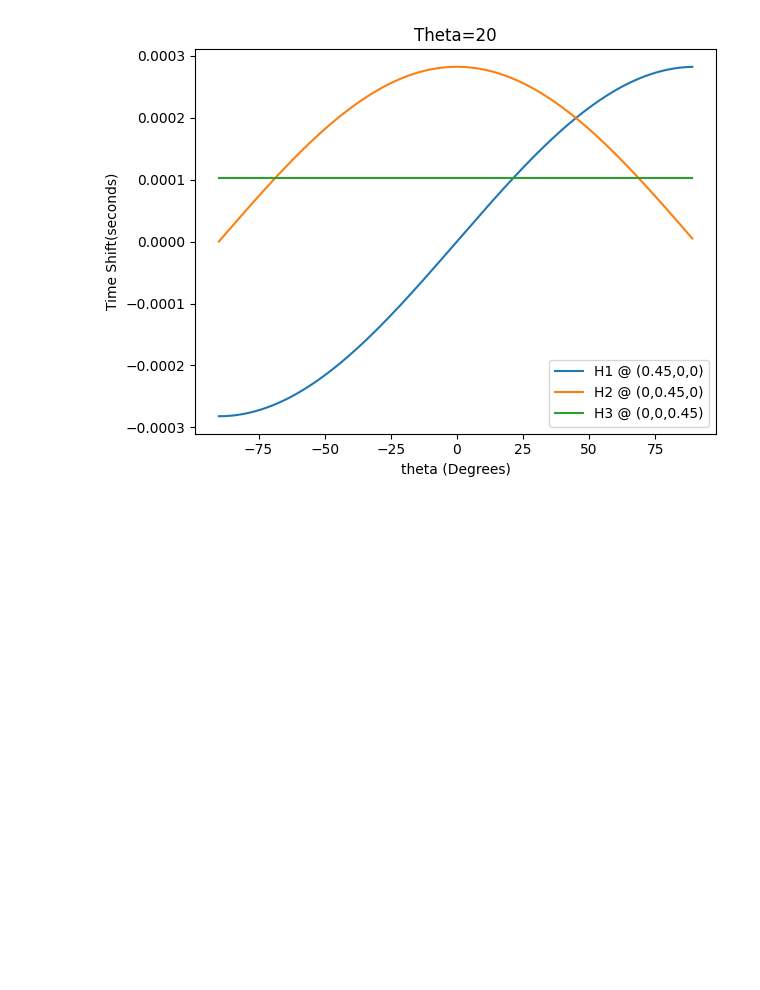
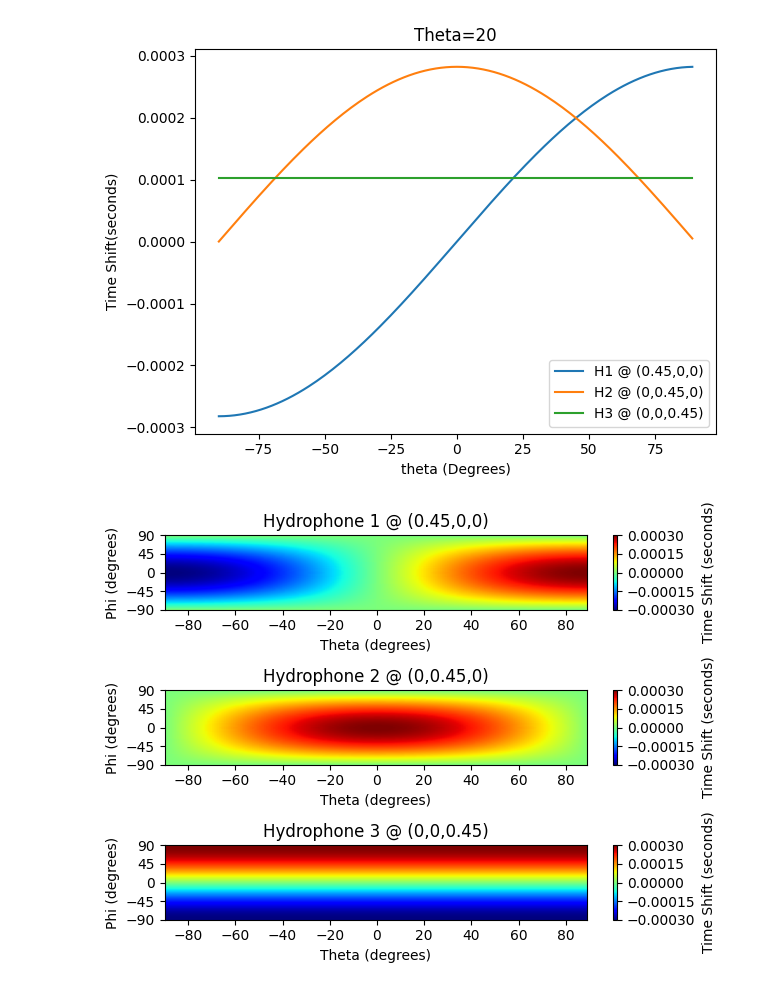
Before and after one commit to green-aus/SIO-Acoustics-Bootcamp-2025, a Jupyter notebook: TimeDifferenceAngleCalculations.ipynb, the cells around one changed output. Drawn from its saved outputs; the diff is of its cells as text; code cells hidden in the pictures; blank space fills up the shorter version.

```diff
--- a/TimeDifferenceAngleCalculations.ipynb
+++ b/TimeDifferenceAngleCalculations.ipynb
@@ -239,2 +238,43 @@ plt.tight_layout()
 # %% [output]
 [figure]
+# %%
+plt.figure()
+plt.subplot(3,1,1)
+extent = (theta[0], theta[-1], phi[0], phi[-1])
+plt.imshow(deltaT1, extent=extent, aspect='auto',vmin=np.min(deltaT1),vmax=np.max(deltaT1),cmap='jet',origin = 'lower')
+cb = plt.colorbar()
+cb.set_ticks((-0.0003,-0.00015,0,0.00015,0.0003))
+cb.set_label('Time Shift (seconds)')
+plt.title('Hydrophone 1 @ (0.45,0,0)')
+plt.ylabel('Phi (degrees)')
+plt.yticks((-90,-45,0,45,90))
+plt.xlabel('Theta (degrees)')
+plt.tight_layout()
+
+plt.subplot(3,1,2)
+extent = (theta[0], theta[-1], phi[0], phi[-1])
+plt.imshow(deltaT2, extent=extent, aspect='auto',vmin=np.min(deltaT1),vmax=np.max(deltaT1),cmap='jet',origin = 'lower')
+cb = plt.colorbar()
+cb.set_ticks((-0.0003,-0.00015,0,0.00015,0.0003))
+cb.set_label('Time Shift (seconds)')
+plt.title('Hydrophone 2 @ (0,0.45,0)')
+plt.ylabel('Phi (degrees)')
+plt.yticks((-90,-45,0,45,90))
+plt.xlabel('Theta (degrees)')
+plt.tight_layout()
+
+plt.subplot(3,1,3)
+extent = (theta[0], theta[-1], phi[0], phi[-1])
+plt.imshow(deltaT3, extent=extent, aspect='auto',vmin=np.min(deltaT1),vmax=np.max(deltaT1),cmap='jet',origin = 'lower')
+cb = plt.colorbar()
+cb.set_ticks((-0.0003,-0.00015,0,0.00015,0.0003))
+cb.set_label('Time Shift (seconds)')
+plt.title('Hydrophone 3 @ (0,0,0.45)')
+plt.ylabel('Phi (degrees)')
+plt.yticks((-90,-45,0,45,90))
+plt.xlabel('Theta (degrees)')
+plt.tight_layout()
+
+plt.savefig('ThreeDimensionalArray')
+# %% [output]
+[figure, added]
```
Also changed, not shown: parts of 1 cell of this notebook.
